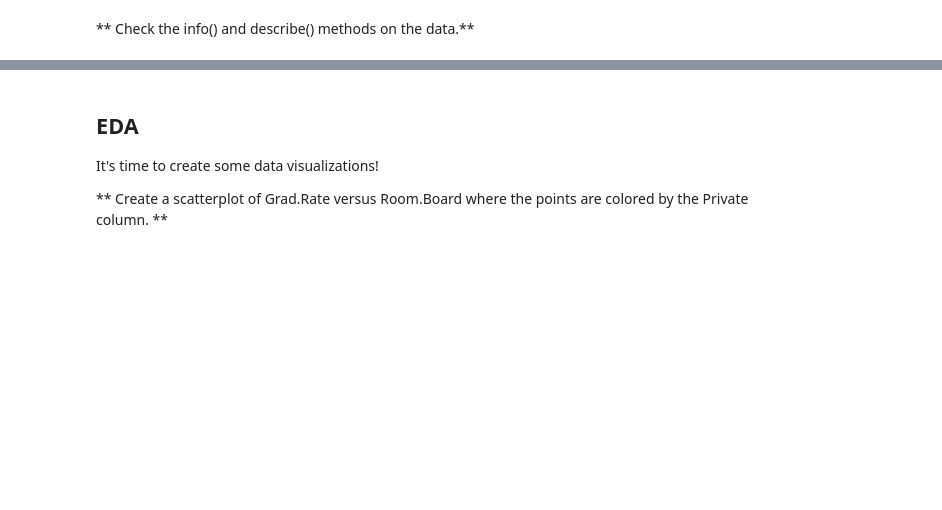
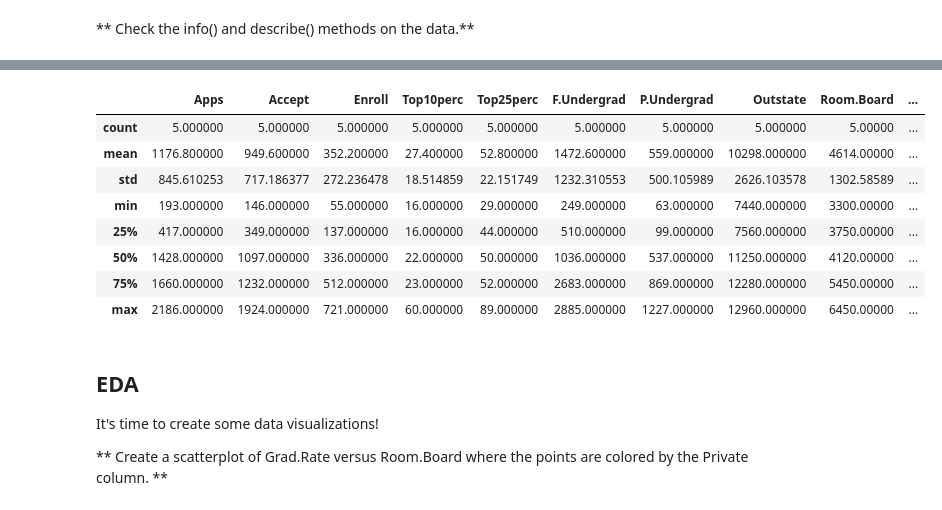
Before and after one commit to sc-grads/sc_MuzuvukileNqwiliso_2025, a Jupyter notebook: Udemy/ML_Data_Sciences/Kmeans/02-K Means Clustering Project.ipynb, the cells around one changed output, grey strips where cells are left out. Drawn from its saved outputs; the diff is of its cells as text; code cells hidden in the pictures; blank space fills up the shorter version.

```diff
--- a/Udemy/ML_Data_Sciences/Kmeans/02-K Means Clustering Project.ipynb
+++ b/Udemy/ML_Data_Sciences/Kmeans/02-K Means Clustering Project.ipynb
@@ -47,5 +47,7 @@ import seaborn as sns
 ## Get the Data
 # %% [markdown]
 ** Read in the College_Data file using read_csv. Figure out how to set the first column as the index.**
+# %%
+df = pd.read_csv('College_data').head()
 # %% [markdown]
 **Check the head of the data**
@@ -92,3 +85,15 @@ memory usage: 115.3+ KB
+# %%
+df.describe()
+# %% [output]
+|  | Apps | Accept | Enroll | Top10perc | Top25perc | F.Undergrad | P.Undergrad | Outstate | Room.Board | ... |
+| count | 5.000000 | 5.000000 | 5.000000 | 5.000000 | 5.000000 | 5.000000 | 5.000000 | 5.000000 | 5.00000 | ... |
+| mean | 1176.800000 | 949.600000 | 352.200000 | 27.400000 | 52.800000 | 1472.600000 | 559.000000 | 10298.000000 | 4614.00000 | ... |
+| std | 845.610253 | 717.186377 | 272.236478 | 18.514859 | 22.151749 | 1232.310553 | 500.105989 | 2626.103578 | 1302.58589 | ... |
+| min | 193.000000 | 146.000000 | 55.000000 | 16.000000 | 29.000000 | 249.000000 | 63.000000 | 7440.000000 | 3300.00000 | ... |
+| 25% | 417.000000 | 349.000000 | 137.000000 | 16.000000 | 44.000000 | 510.000000 | 99.000000 | 7560.000000 | 3750.00000 | ... |
+| 50% | 1428.000000 | 1097.000000 | 336.000000 | 22.000000 | 50.000000 | 1036.000000 | 537.000000 | 11250.000000 | 4120.00000 | ... |
+| 75% | 1660.000000 | 1232.000000 | 512.000000 | 23.000000 | 52.000000 | 2683.000000 | 869.000000 | 12280.000000 | 5450.00000 | ... |
+| max | 2186.000000 | 1924.000000 | 721.000000 | 60.000000 | 89.000000 | 2885.000000 | 1227.000000 | 12960.000000 | 6450.00000 | ... |
 # %% [markdown]
 ## EDA
 
```
Also changed, not shown: parts of 7 cells of this notebook, 8 other files.
